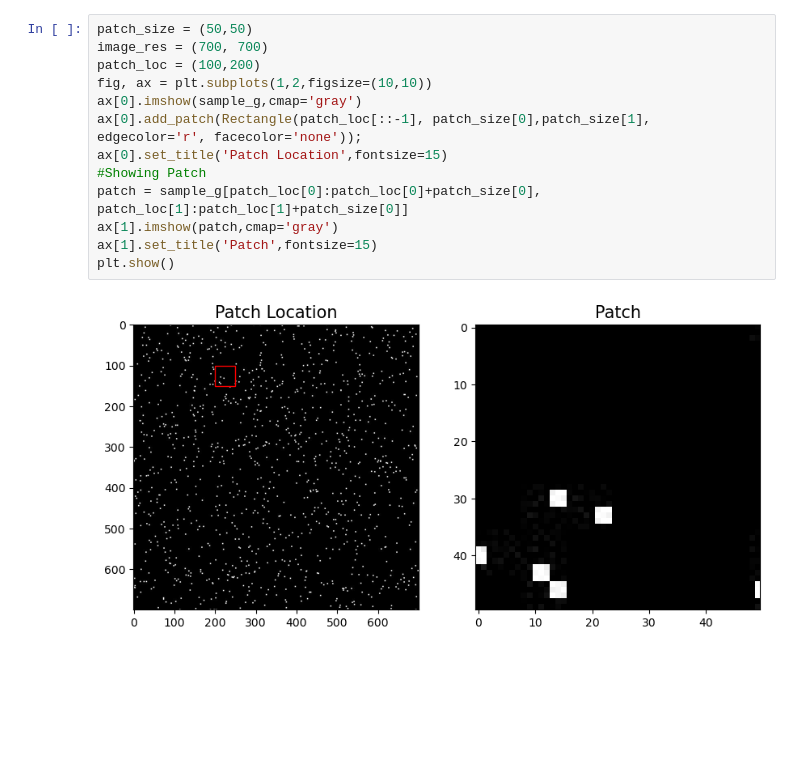
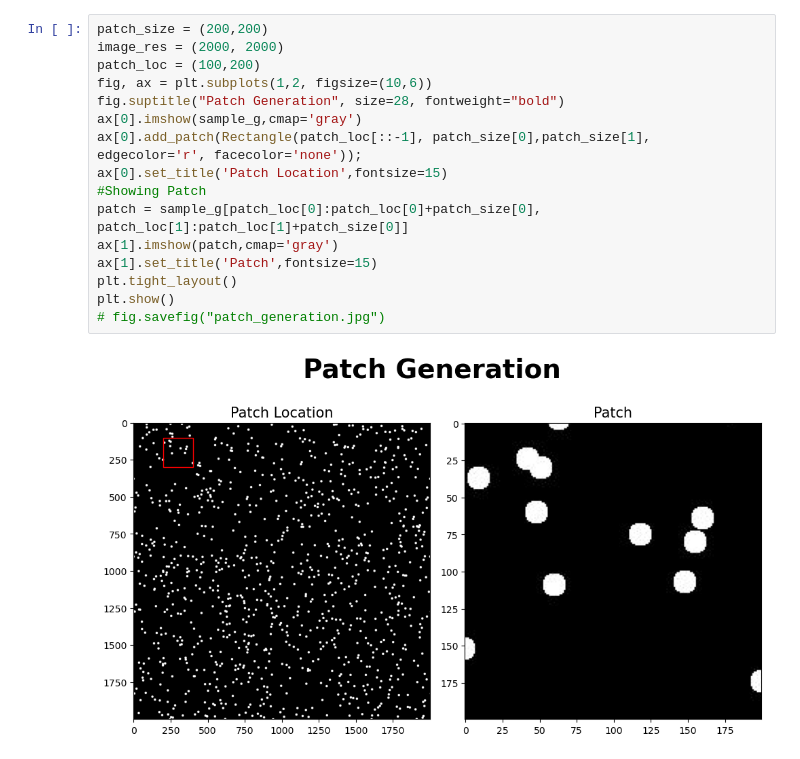
Before and after one commit to JaskiratSudan/Star_based_navigation, a Jupyter notebook: Basic_template_matching.ipynb, the cells around one changed output. Saved outputs shown, nothing was run; the diff lists cells and outputs as text; blank space fills up the shorter version.

```diff
--- a/Basic_template_matching.ipynb
+++ b/Basic_template_matching.ipynb
@@ -24,15 +27,18 @@ sample.shape
 # %%
-patch_size = (50,50)
-image_res = (700, 700)
+patch_size = (200,200)
+image_res = (2000, 2000)
 patch_loc = (100,200)
-fig, ax = plt.subplots(1,2,figsize=(10,10))
+fig, ax = plt.subplots(1,2, figsize=(10,6))
+fig.suptitle("Patch Generation", size=28, fontweight="bold")
 ax[0].imshow(sample_g,cmap='gray')
 ax[0].add_patch(Rectangle(patch_loc[::-1], patch_size[0],patch_size[1], edgecolor='r', facecolor='none'));
 ax[0].set_title('Patch Location',fontsize=15)
 #Showing Patch
 patch = sample_g[patch_loc[0]:patch_loc[0]+patch_size[0], patch_loc[1]:patch_loc[1]+patch_size[0]]
 ax[1].imshow(patch,cmap='gray')
 ax[1].set_title('Patch',fontsize=15)
+plt.tight_layout()
 plt.show()
+# fig.savefig("patch_generation.jpg")
 # %% [output]
-[figure, old version]
+[figure, new version]
```
Also changed, not shown: parts of 6 cells of this notebook, 31 other files.
